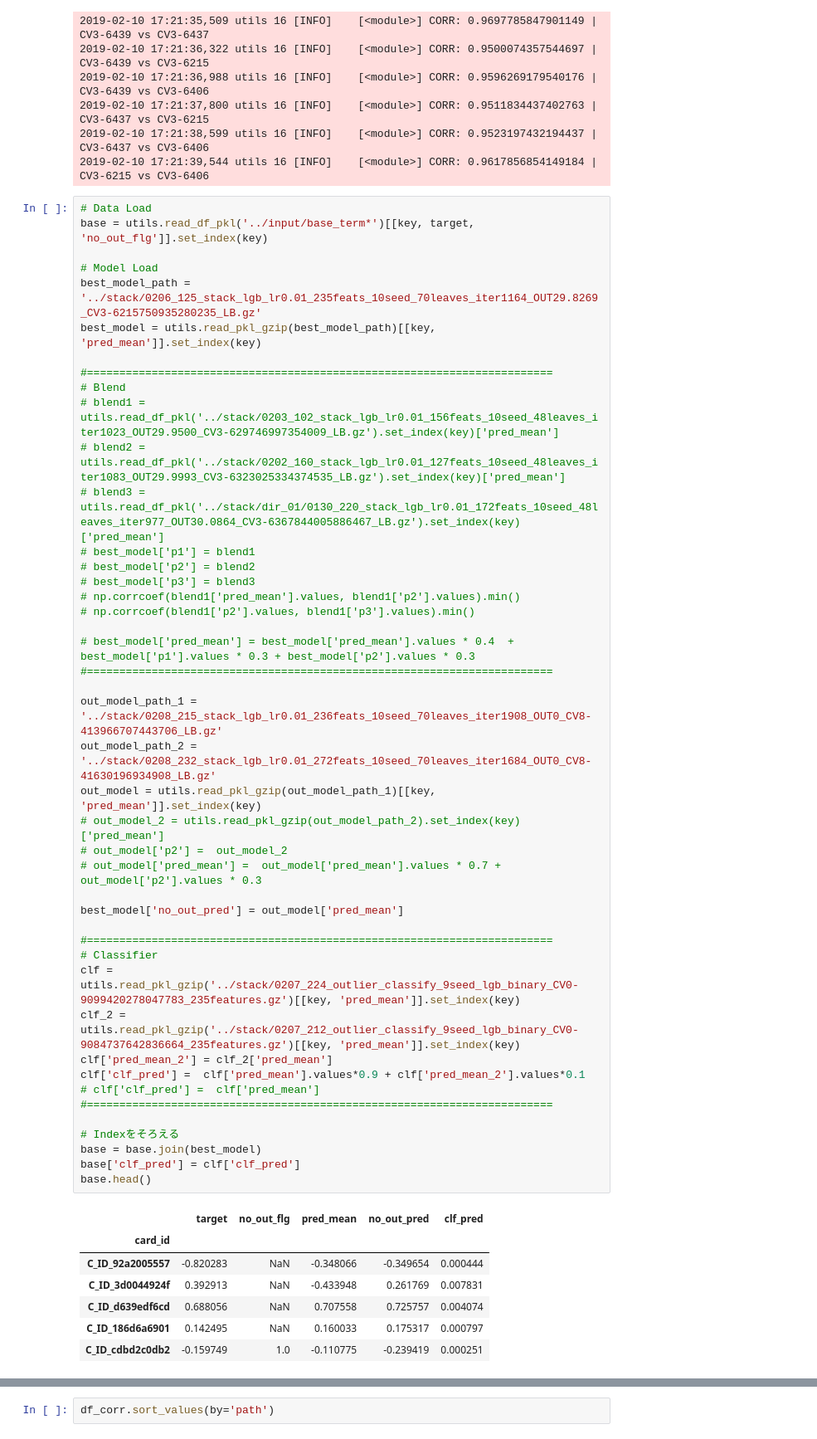
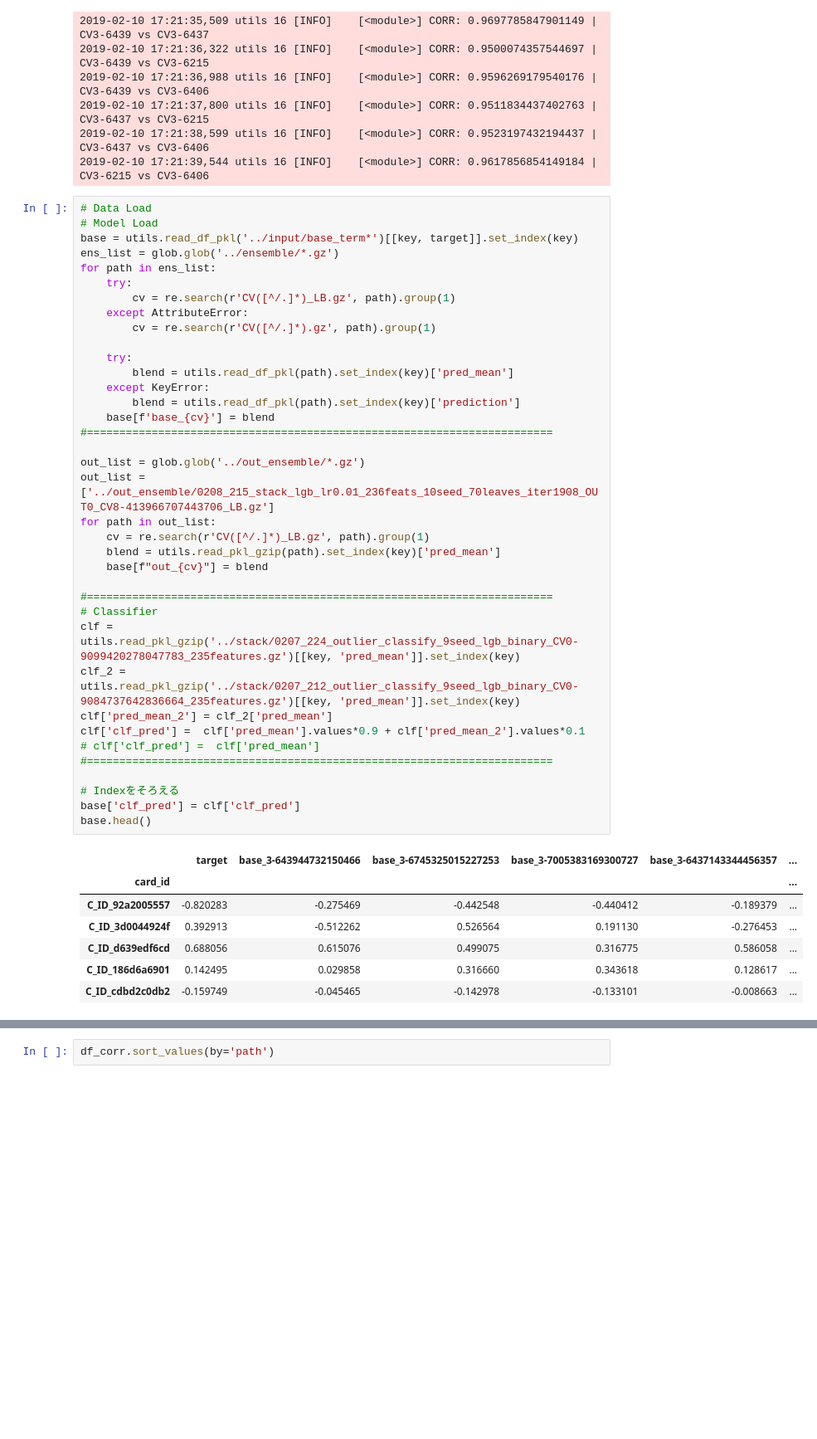
Before and after one commit to Chestnut1999/Elo-Recommendation-23place, a Jupyter notebook: jpy/225_elo_blender_exp.ipynb, the cells around one changed output, grey strips where cells are left out. Shown at 83% size. Saved outputs shown, nothing was run; the diff lists cells and outputs as text; blank space fills up the shorter version.

```diff
--- a/jpy/225_elo_blender_exp.ipynb
+++ b/jpy/225_elo_blender_exp.ipynb
@@ -76,53 +76,46 @@ for p_1, p_2 in combi_path:
 2019-02-10 17:21:39,544 utils 16 [INFO]    [<module>] CORR: 0.9617856854149184 | CV3-6215 vs CV3-6406
 # %%
 # Data Load
-base = utils.read_df_pkl('../input/base_term*')[[key, target, 'no_out_flg']].set_index(key)
+# Model Load
+base = utils.read_df_pkl('../input/base_term*')[[key, target]].set_index(key)
+ens_list = glob.glob('../ensemble/*.gz')
+for path in ens_list:
+    try:
+        cv = re.search(r'CV([^/.]*)_LB.gz', path).group(1)
+    except AttributeError:
+        cv = re.search(r'CV([^/.]*).gz', path).group(1)
 
-# Model Load
-best_model_path = '../stack/0206_125_stack_lgb_lr0.01_235feats_10seed_70leaves_iter1164_OUT29.8269_CV3-6215750935280235_LB.gz'
-best_model = utils.read_pkl_gzip(best_model_path)[[key, 'pred_mean']].set_index(key)
-
-#========================================================================
-# Blend
-# blend1 = utils.read_df_pkl('../stack/0203_102_stack_lgb_lr0.01_156feats_10seed_48leaves_iter1023_OUT29.9500_CV3-629746997354009_LB.gz').set_index(key)['pred_mean']
-# blend2 = utils.read_df_pkl('../stack/0202_160_stack_lgb_lr0.01_127feats_10seed_48leaves_iter1083_OUT29.9993_CV3-6323025334374535_LB.gz').set_index(key)['pred_mean']
-# blend3 = utils.read_df_pkl('../stack/dir_01/0130_220_stack_lgb_lr0.01_172feats_10seed_48leaves_iter977_OUT30.0864_CV3-6367844005886467_LB.gz').set_index(key)['pred_mean']
-# best_model['p1'] = blend1
-# best_model['p2'] = blend2
-# best_model['p3'] = blend3
-# np.corrcoef(blend1['pred_mean'].values, blend1['p2'].values).min()
-# np.corrcoef(blend1['p2'].values, blend1['p3'].values).min()
-
-# best_model['pred_mean'] = best_model['pred_mean'].values * 0.4  + best_model['p1'].values * 0.3 + best_model['p2'].values * 0.3
+    try:
+        blend = utils.read_df_pkl(path).set_index(key)['pred_mean']
+    except KeyError:
+        blend = utils.read_df_pkl(path).set_index(key)['prediction']
+    base[f'base_{cv}'] = blend
 #========================================================================
 
-out_model_path_1 = '../stack/0208_215_stack_lgb_lr0.01_236feats_10seed_70leaves_iter1908_OUT0_CV8-413966707443706_LB.gz'
-out_model_path_2 = '../stack/0208_232_stack_lgb_lr0.01_272feats_10seed_70leaves_iter1684_OUT0_CV8-41630196934908_LB.gz'
-out_model = utils.read_pkl_gzip(out_model_path_1)[[key, 'pred_mean']].set_index(key)
-# out_model_2 = utils.read_pkl_gzip(out_model_path_2).set_index(key)['pred_mean']
-# out_model['p2'] =  out_model_2
-# out_model['pred_mean'] =  out_model['pred_mean'].values * 0.7 + out_model['p2'].values * 0.3
-
-best_model['no_out_pred'] = out_model['pred_mean']
+out_list = glob.glob('../out_ensemble/*.gz')
+out_list = ['../out_ensemble/0208_215_stack_lgb_lr0.01_236feats_10seed_70leaves_iter1908_OUT0_CV8-413966707443706_LB.gz']
+for path in out_list:
+    cv = re.search(r'CV([^/.]*)_LB.gz', path).group(1)
+    blend = utils.read_pkl_gzip(path).set_index(key)['pred_mean']
+    base[f"out_{cv}"] = blend
 
 #========================================================================
 # Classifier
 clf = utils.read_pkl_gzip('../stack/0207_224_outlier_classify_9seed_lgb_binary_CV0-9099420278047783_235features.gz')[[key, 'pred_mean']].set_index(key)
 clf_2 = utils.read_pkl_gzip('../stack/0207_212_outlier_classify_9seed_lgb_binary_CV0-9084737642836664_235features.gz')[[key, 'pred_mean']].set_index(key)
 clf['pred_mean_2'] = clf_2['pred_mean']
 clf['clf_pred'] =  clf['pred_mean'].values*0.9 + clf['pred_mean_2'].values*0.1
 # clf['clf_pred'] =  clf['pred_mean']
 #========================================================================
 
 # Indexをそろえる
-base = base.join(best_model)
 base['clf_pred'] = clf['clf_pred']
 base.head()
 # %% [output]
-|  | target | no_out_flg | pred_mean | no_out_pred | clf_pred |
-| card_id |  |  |  |  |  |
-| C_ID_92a2005557 | -0.820283 | NaN | -0.348066 | -0.349654 | 0.000444 |
-| C_ID_3d0044924f | 0.392913 | NaN | -0.433948 | 0.261769 | 0.007831 |
-| C_ID_d639edf6cd | 0.688056 | NaN | 0.707558 | 0.725757 | 0.004074 |
-| C_ID_186d6a6901 | 0.142495 | NaN | 0.160033 | 0.175317 | 0.000797 |
-| C_ID_cdbd2c0db2 | -0.159749 | 1.0 | -0.110775 | -0.239419 | 0.000251 |
+|  | target | base_3-643944732150466 | base_3-6745325015227253 | base_3-7005383169300727 | base_3-6437143344456357 | ... |
+| card_id |  |  |  |  |  | ... |
+| C_ID_92a2005557 | -0.820283 | -0.275469 | -0.442548 | -0.440412 | -0.189379 | ... |
+| C_ID_3d0044924f | 0.392913 | -0.512262 | 0.526564 | 0.191130 | -0.276453 | ... |
+| C_ID_d639edf6cd | 0.688056 | 0.615076 | 0.499075 | 0.316775 | 0.586058 | ... |
+| C_ID_186d6a6901 | 0.142495 | 0.029858 | 0.316660 | 0.343618 | 0.128617 | ... |
+| C_ID_cdbd2c0db2 | -0.159749 | -0.045465 | -0.142978 | -0.133101 | -0.008663 | ... |
```
Also changed, not shown: parts of 6 cells of this notebook, 4 other files.
